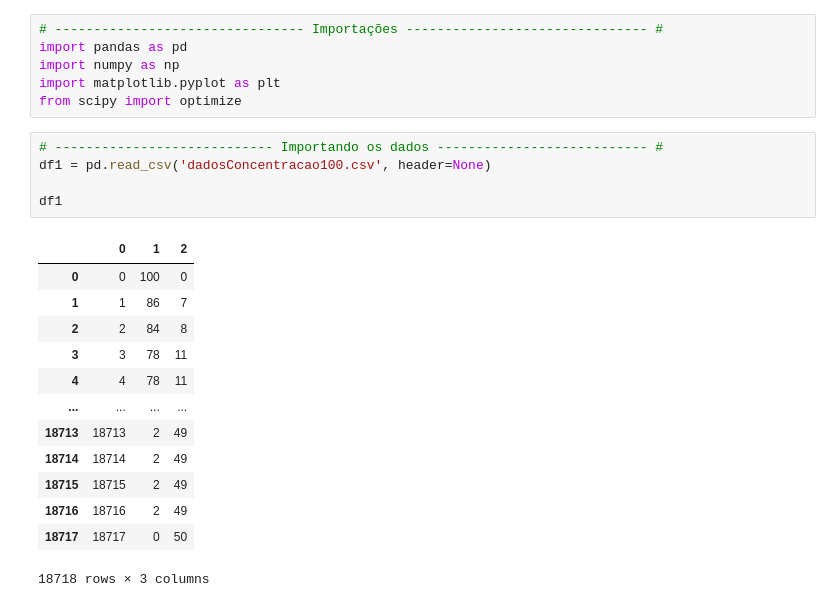
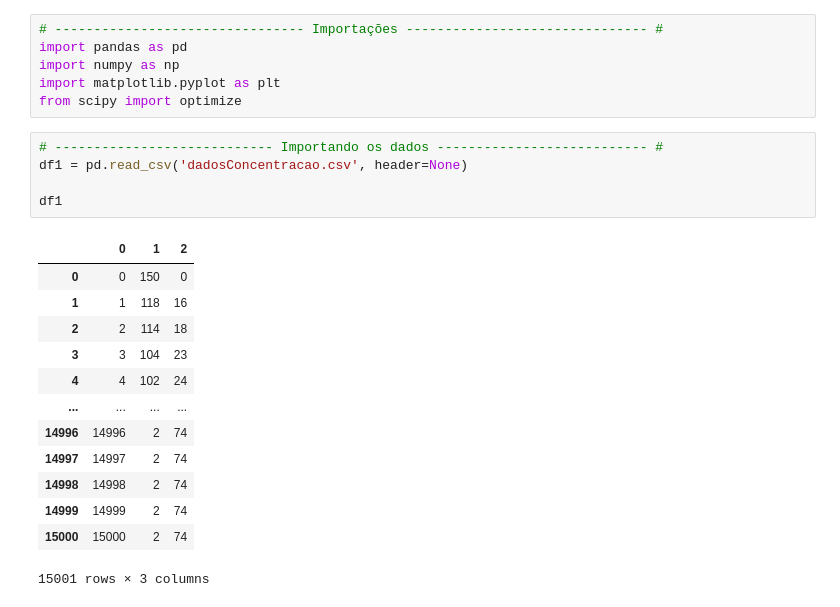
Before and after one commit to alicevk/cinetica-quimica, a Jupyter notebook: graficos.ipynb, the cells around one changed output. Saved outputs shown, nothing was run; the diff lists cells and outputs as text.

```diff
--- a/graficos.ipynb
+++ b/graficos.ipynb
@@ -6,22 +6,22 @@ import matplotlib.pyplot as plt
 from scipy import optimize
 # %%
 # ---------------------------- Importando os dados --------------------------- #
-df1 = pd.read_csv('dadosConcentracao100.csv', header=None)
+df1 = pd.read_csv('dadosConcentracao.csv', header=None)
 
 df1
 # %% [output]
 |  | 0 | 1 | 2 |
-| 0 | 0 | 100 | 0 |
-| 1 | 1 | 86 | 7 |
-| 2 | 2 | 84 | 8 |
-| 3 | 3 | 78 | 11 |
-| 4 | 4 | 78 | 11 |
+| 0 | 0 | 150 | 0 |
+| 1 | 1 | 118 | 16 |
+| 2 | 2 | 114 | 18 |
+| 3 | 3 | 104 | 23 |
+| 4 | 4 | 102 | 24 |
 | ... | ... | ... | ... |
-| 18713 | 18713 | 2 | 49 |
-| 18714 | 18714 | 2 | 49 |
-| 18715 | 18715 | 2 | 49 |
-| 18716 | 18716 | 2 | 49 |
-| 18717 | 18717 | 0 | 50 |
+| 14996 | 14996 | 2 | 74 |
+| 14997 | 14997 | 2 | 74 |
+| 14998 | 14998 | 2 | 74 |
+| 14999 | 14999 | 2 | 74 |
+| 15000 | 15000 | 2 | 74 |
-18718 rows × 3 columns
+15001 rows × 3 columns
 # %%
 # ------------------------- Igualando as porcentagens ------------------------ #
```
Also changed, not shown: parts of 4 cells of this notebook, 4 other files.
